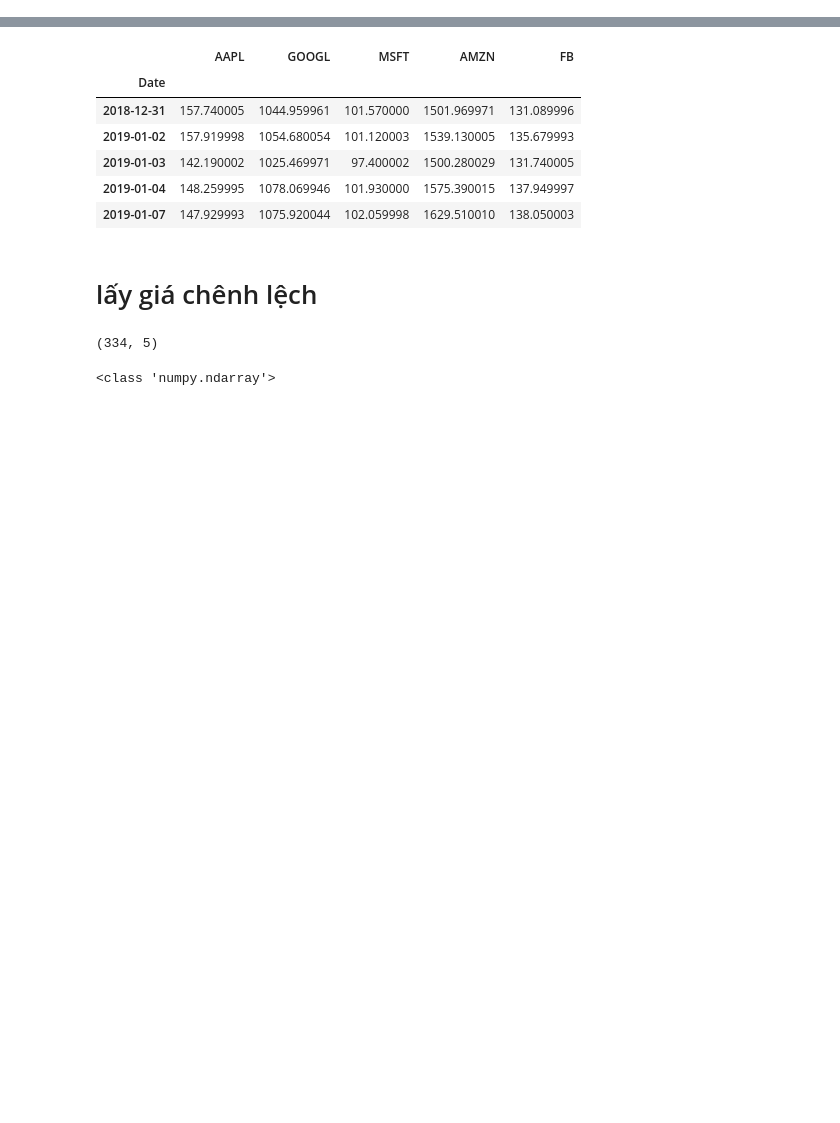
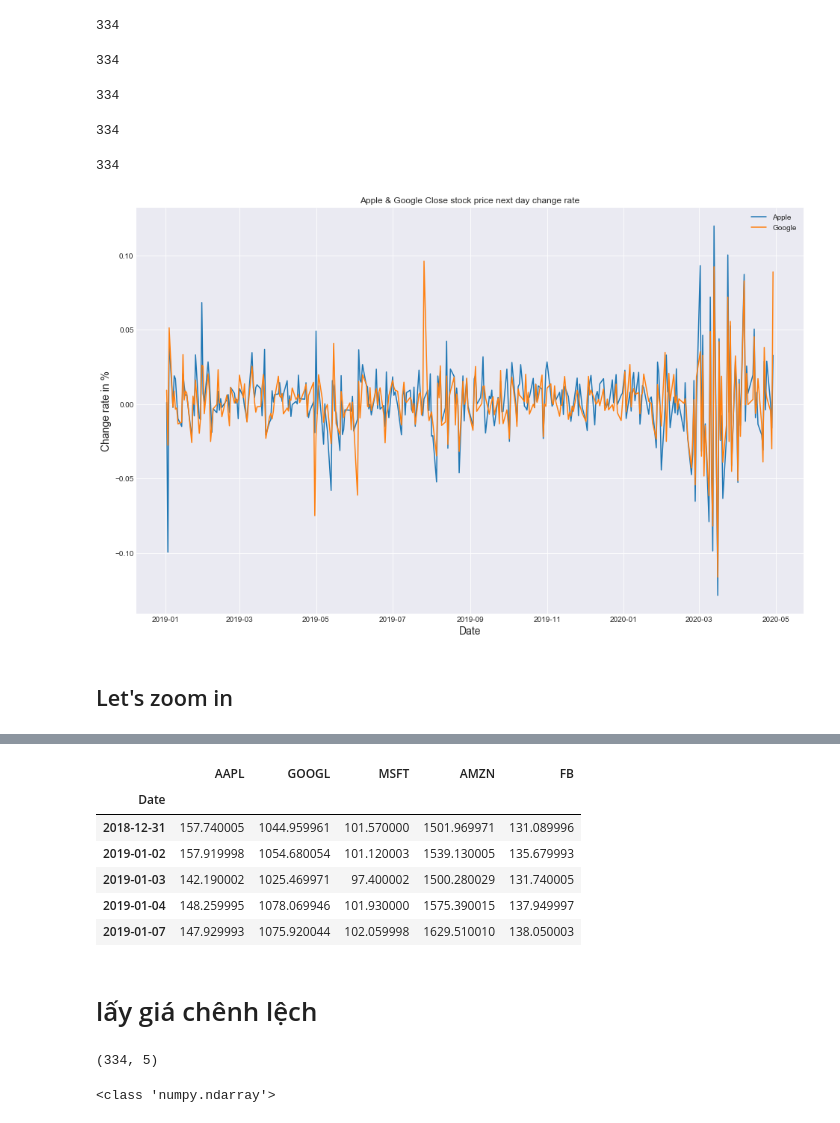
Before and after one commit to not-nam-or-am-i/Stock-Linear-regression, a Jupyter notebook: my-linear-regression.ipynb, the cells around one changed output, grey strips where cells are left out. Cells and saved outputs as stored; diff of their text form; code cells hidden in the pictures; blank space fills up the shorter version.

```diff
--- a/my-linear-regression.ipynb
+++ b/my-linear-regression.ipynb
@@ -19,0 +31,4 @@ from sklearn.metrics import mean_squared_error
+# %%
+date_x = df.index[1:].to_numpy()
+print(date_x.shape)
+print(date_x)
@@ -19,0 +76,56 @@ from sklearn.metrics import mean_squared_error
+# %%
+def get_diff(df, history=1):
+    diff = []
+    df.to_numpy()
+    for i in range(history, len(df)):
+        diff.append((df[i] - df[i-history])/df[i-history])
+
+    return diff
+# %%
+aapl_y_diff = get_diff(df['AAPL'], history=1)
+print(len(aapl_y_diff))
+# %% [output]
+334
+# %%
+googl_y_diff = get_diff(df['GOOGL'], history=1)
+print(len(googl_y_diff))
+# %% [output]
+334
+# %%
+msft_y_diff = get_diff(df['MSFT'], history=1)
+print(len(googl_y_diff))
+# %% [output]
+334
+# %%
+amzn_y_diff = get_diff(df['AMZN'], history=1)
+print(len(googl_y_diff))
+# %% [output]
+334
+# %%
+fb_y_diff = get_diff(df['FB'], history=1)
+print(len(googl_y_diff))
+# %% [output]
+334
+# %%
+fig, ax = plt.subplots()
+
+months = mdates.AutoDateLocator()
+dateFmt = mdates.AutoDateFormatter(months)
+
+ax.plot(date_x, aapl_y_diff, label='Apple')
+ax.plot(date_x, googl_y_diff, label='Google')
+
+ax.xaxis.set_major_locator(months)
+ax.xaxis.set_major_formatter(dateFmt)
+
+plt.title('Apple & Google Close stock price next day change rate')
+plt.xlabel('Date', fontsize=14)
+plt.ylabel('Change rate in %', fontsize=14)
+
+plt.legend()
+
+plt.show()
+# %% [output]
+[figure, added]
+# %% [markdown]
+## Let's zoom in
```
Also changed, not shown: parts of 19 cells of this notebook.
